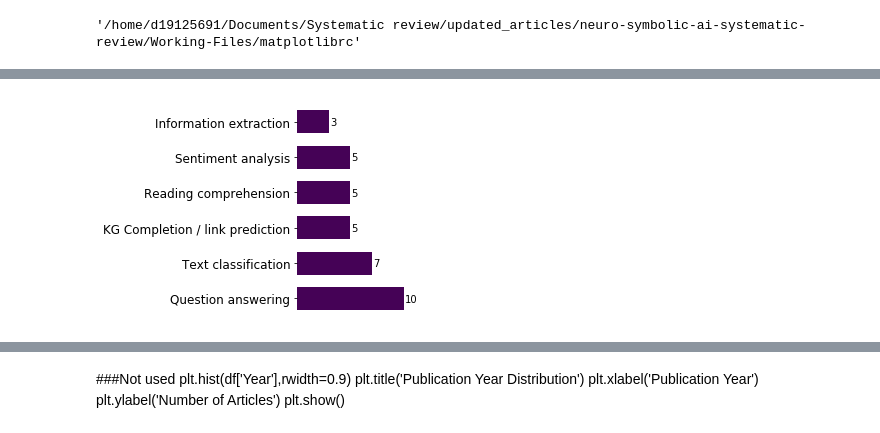
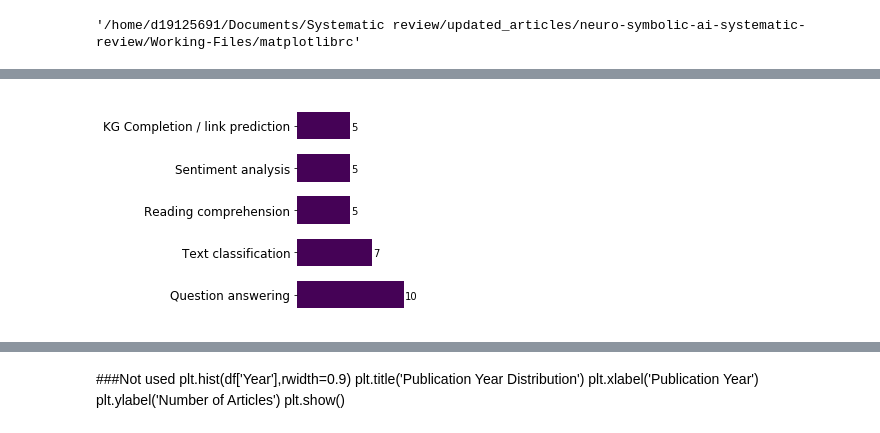
Before and after one commit to kyleiwaniec/neuro-symbolic-ai-systematic-review, a Jupyter notebook: Working-Files/EDA41_graphsForpaper.ipynb, the cells around one changed output, grey strips where cells are left out. Cells and saved outputs as stored; diff of their text form; code cells hidden in the pictures.

```diff
--- a/Working-Files/EDA41_graphsForpaper.ipynb
+++ b/Working-Files/EDA41_graphsForpaper.ipynb
@@ -19,7 +19,7 @@ mpl.matplotlib_fname()
 # %% [output]
 '/home/d19125691/Documents/Systematic review/updated_articles/neuro-symbolic-ai-systematic-review/Working-Files/matplotlibrc'
 # %%
-df=pd.read_csv('Data/Final_62.csv')
+df=pd.read_csv('Data/NeSy-Review-Papers_60.csv')
 # %%
 df['Study Quality']
 study_quality = df['Study Quality']
@@ -138,11 +138,11 @@ plt.savefig('images/pub_year.eps', format="eps",  bbox_inches='tight')
 use_case_count = df['Business Use Case'].value_counts()
 # %%
 use_case_count = df['Business Use Case'].value_counts()
-use_case_count['KG Completion / link prediction']+=use_case_count['Text classification\nKG Completion / link prediction']
-use_case_count['Text classification']+=use_case_count['Text classification\nKG Completion / link prediction']
-use_case_count['Question answering']+=use_case_count['Question answering,\ninformation extraction']
-use_case_count['Information extraction']+=use_case_count['Question answering,\ninformation extraction']
-use_case_count.pop('Text classification\nKG Completion / link prediction')
-use_case_count.pop('Question answering,\ninformation extraction')
+#use_case_count['KG Completion / link prediction']+=use_case_count['Text classification\nKG Completion / link prediction']
+#use_case_count['Text classification']+=use_case_count['Text classification\nKG Completion / link prediction']
+#use_case_count['Question answering']+=use_case_count['Question answering,\ninformation extraction']
+#use_case_count['Information extraction']+=use_case_count['Question answering,\ninformation extraction']
+#use_case_count.pop('Text classification\nKG Completion / link prediction')
+#use_case_count.pop('Question answering,\ninformation extraction')
 
 use_case_count = use_case_count.sort_values(ascending=False)
@@ -151,18 +169,17 @@ KeyError: 'Text classification\nKG Completion / link prediction'
 # %%
 fig, ax = plt.subplots(figsize=(2,4))
 plt.box(False)
 plt.xticks([])
 
 # plt.subplot(1, 2, 1) # row 1, col 2 index 1
 
 
-use_case_count[:6].plot(kind='barh',width=.65, color='#450256')
+use_case_count[:5].plot(kind='barh',width=.65, color='#450256')
 
-for i, v in enumerate(use_case_count[:6].values):
+for i, v in enumerate(use_case_count[:5].values):
     ax.text(v+0.1, i-.1 , str(v))
 
 
-
 plt.savefig('images/biz_use_case.eps',  format="eps",  bbox_inches='tight')
 # %% [output]
-[figure, old version]
+[figure, new version]
```
Also changed, not shown: parts of 17 cells of this notebook, 15 other files.
